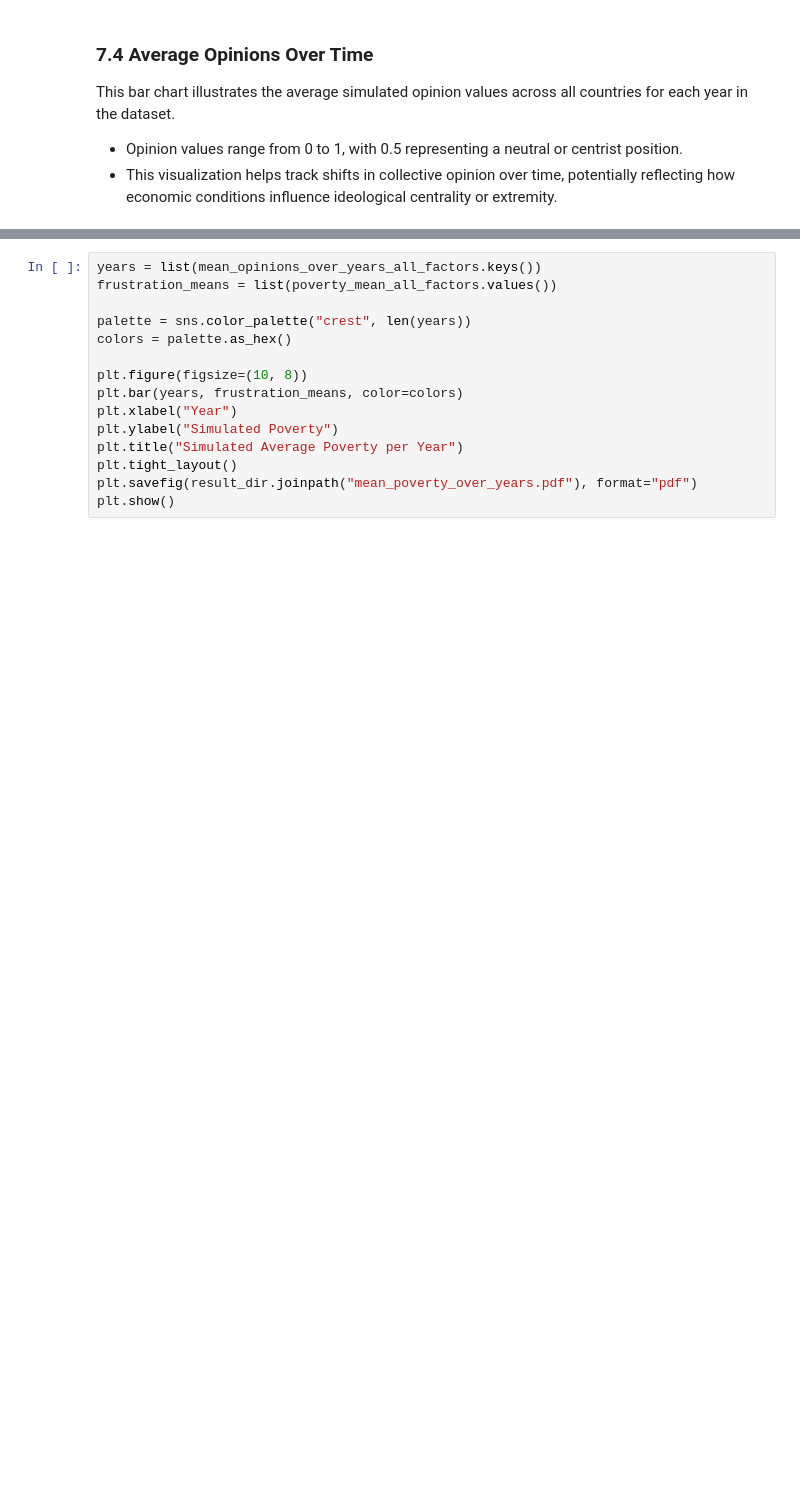
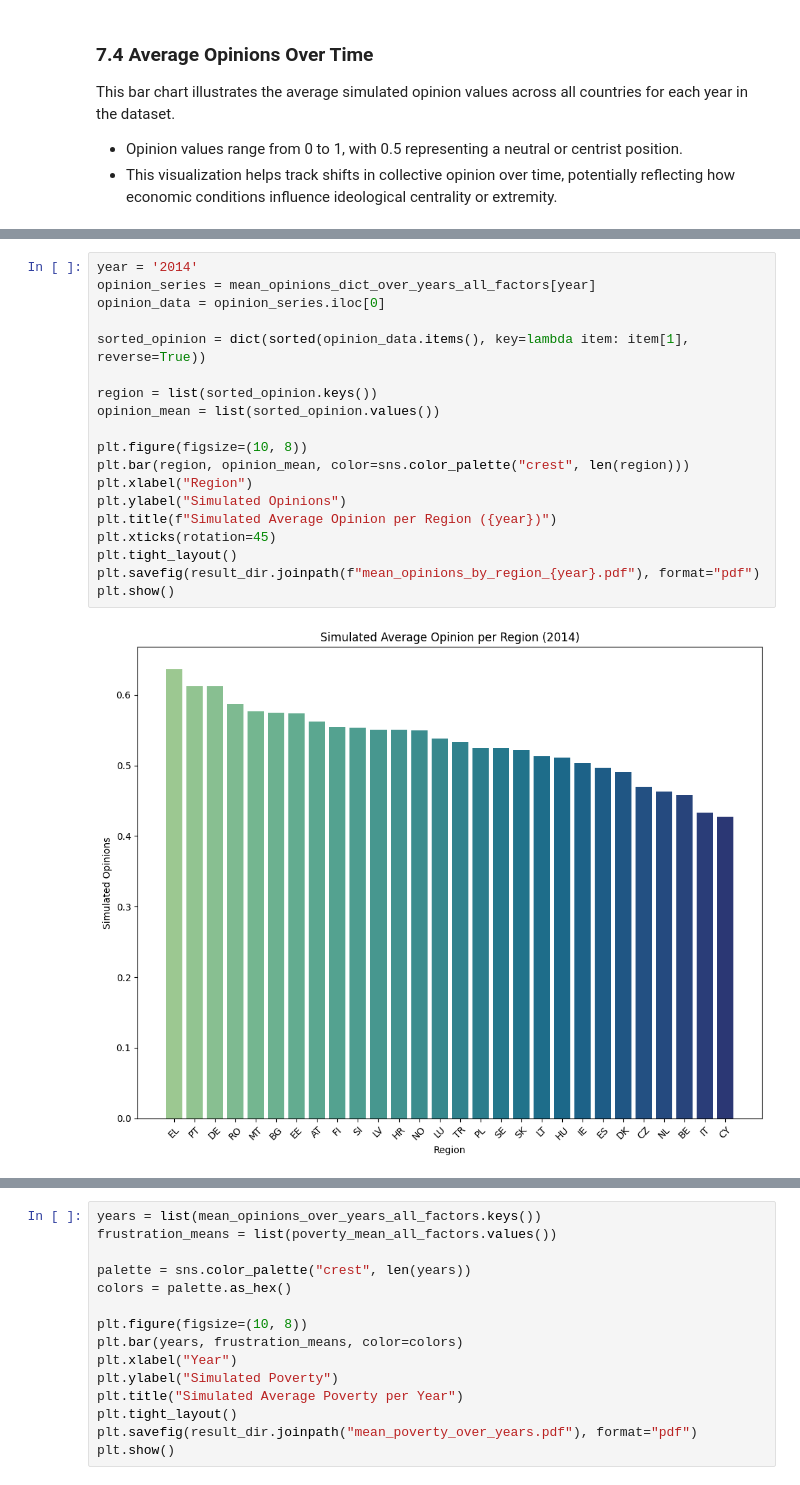
Before and after one commit to tinasophie15/CMSS_Project_Group_15, a Jupyter notebook: src/cmss_group_15.ipynb, the cells around one changed output, grey strips where cells are left out. Drawn from its saved outputs; the diff is of its cells as text; blank space fills up the shorter version.

```diff
--- a/src/cmss_group_15.ipynb
+++ b/src/cmss_group_15.ipynb
@@ -617,0 +664,21 @@ plt.show()
+# %%
+year = '2014'
+opinion_series = mean_opinions_dict_over_years_all_factors[year]
+opinion_data = opinion_series.iloc[0]
+
+sorted_opinion = dict(sorted(opinion_data.items(), key=lambda item: item[1], reverse=True))
+
+region = list(sorted_opinion.keys())
+opinion_mean = list(sorted_opinion.values())
+
+plt.figure(figsize=(10, 8))
+plt.bar(region, opinion_mean, color=sns.color_palette("crest", len(region)))
+plt.xlabel("Region")
+plt.ylabel("Simulated Opinions")
+plt.title(f"Simulated Average Opinion per Region ({year})")
+plt.xticks(rotation=45)
+plt.tight_layout()
+plt.savefig(result_dir.joinpath(f"mean_opinions_by_region_{year}.pdf"), format="pdf")
+plt.show()
+# %% [output]
+[figure, added]
```
Also changed, not shown: parts of 25 cells of this notebook, 15 other files.
